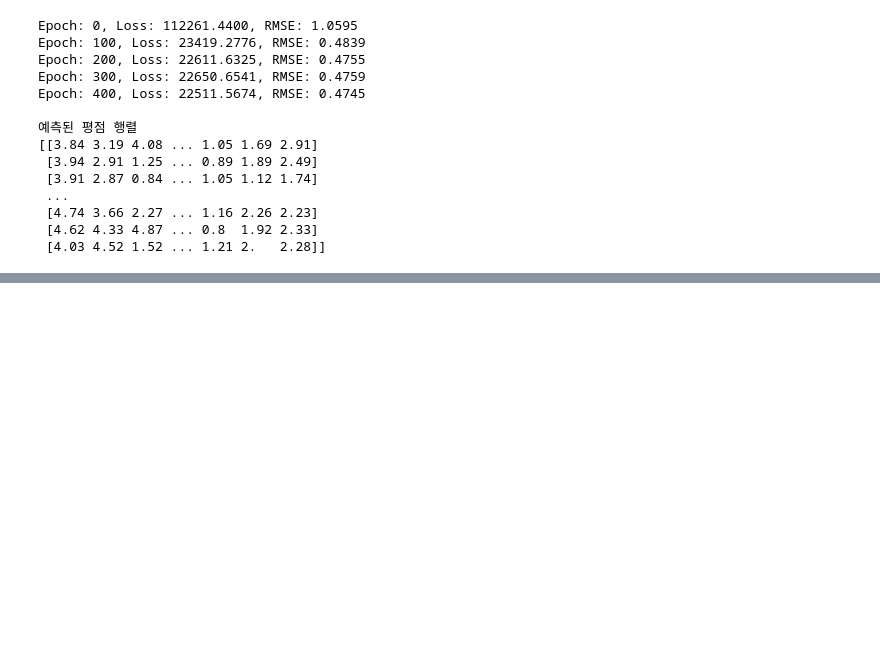
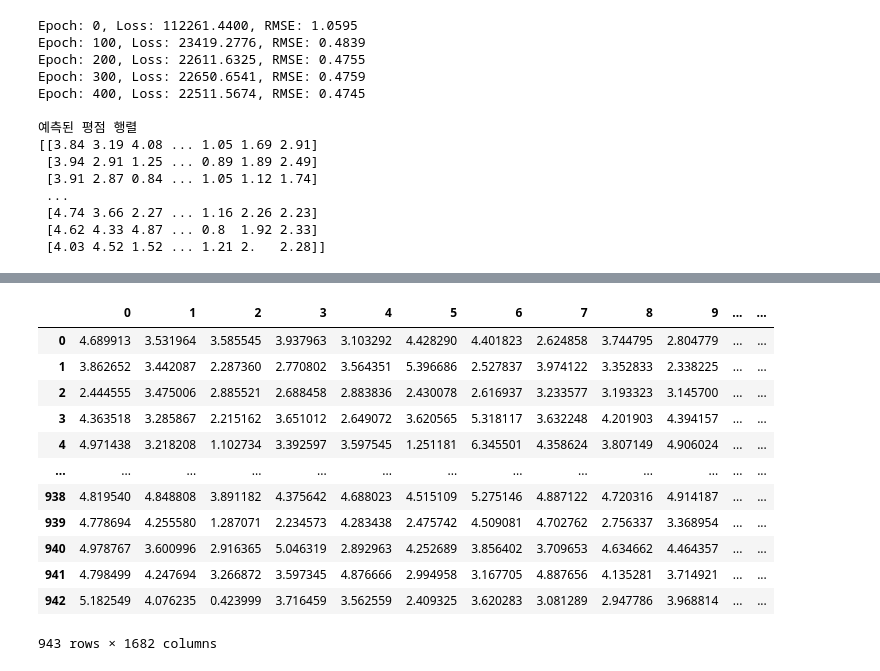
Before and after one commit to han942/vscode, a Jupyter notebook: Study/RecSys/ml_100k_study.ipynb, the cells around one changed output, grey strips where cells are left out. Drawn from its saved outputs; the diff is of its cells as text; code cells hidden in the pictures; blank space fills up the shorter version.

```diff
--- a/Study/RecSys/ml_100k_study.ipynb
+++ b/Study/RecSys/ml_100k_study.ipynb
@@ -289,0 +311,16 @@ pd.DataFrame(R_hat)
+# %%
+R_pred_df = pd.DataFrame(R_pred)
+# %% [output]
+|  | 0 | 1 | 2 | 3 | 4 | 5 | 6 | 7 | 8 | 9 | ... | ... |
+| 0 | 4.689913 | 3.531964 | 3.585545 | 3.937963 | 3.103292 | 4.428290 | 4.401823 | 2.624858 | 3.744795 | 2.804779 | ... | ... |
+| 1 | 3.862652 | 3.442087 | 2.287360 | 2.770802 | 3.564351 | 5.396686 | 2.527837 | 3.974122 | 3.352833 | 2.338225 | ... | ... |
+| 2 | 2.444555 | 3.475006 | 2.885521 | 2.688458 | 2.883836 | 2.430078 | 2.616937 | 3.233577 | 3.193323 | 3.145700 | ... | ... |
+| 3 | 4.363518 | 3.285867 | 2.215162 | 3.651012 | 2.649072 | 3.620565 | 5.318117 | 3.632248 | 4.201903 | 4.394157 | ... | ... |
+| 4 | 4.971438 | 3.218208 | 1.102734 | 3.392597 | 3.597545 | 1.251181 | 6.345501 | 4.358624 | 3.807149 | 4.906024 | ... | ... |
+| ... | ... | ... | ... | ... | ... | ... | ... | ... | ... | ... | ... | ... |
+| 938 | 4.819540 | 4.848808 | 3.891182 | 4.375642 | 4.688023 | 4.515109 | 5.275146 | 4.887122 | 4.720316 | 4.914187 | ... | ... |
+| 939 | 4.778694 | 4.255580 | 1.287071 | 2.234573 | 4.283438 | 2.475742 | 4.509081 | 4.702762 | 2.756337 | 3.368954 | ... | ... |
+| 940 | 4.978767 | 3.600996 | 2.916365 | 5.046319 | 2.892963 | 4.252689 | 3.856402 | 3.709653 | 4.634662 | 4.464357 | ... | ... |
+| 941 | 4.798499 | 4.247694 | 3.266872 | 3.597345 | 4.876666 | 2.994958 | 3.167705 | 4.887656 | 4.135281 | 3.714921 | ... | ... |
+| 942 | 5.182549 | 4.076235 | 0.423999 | 3.716459 | 3.562559 | 2.409325 | 3.620283 | 3.081289 | 2.947786 | 3.968814 | ... | ... |
+943 rows × 1682 columns
```
Also changed, not shown: parts of 10 cells of this notebook.
